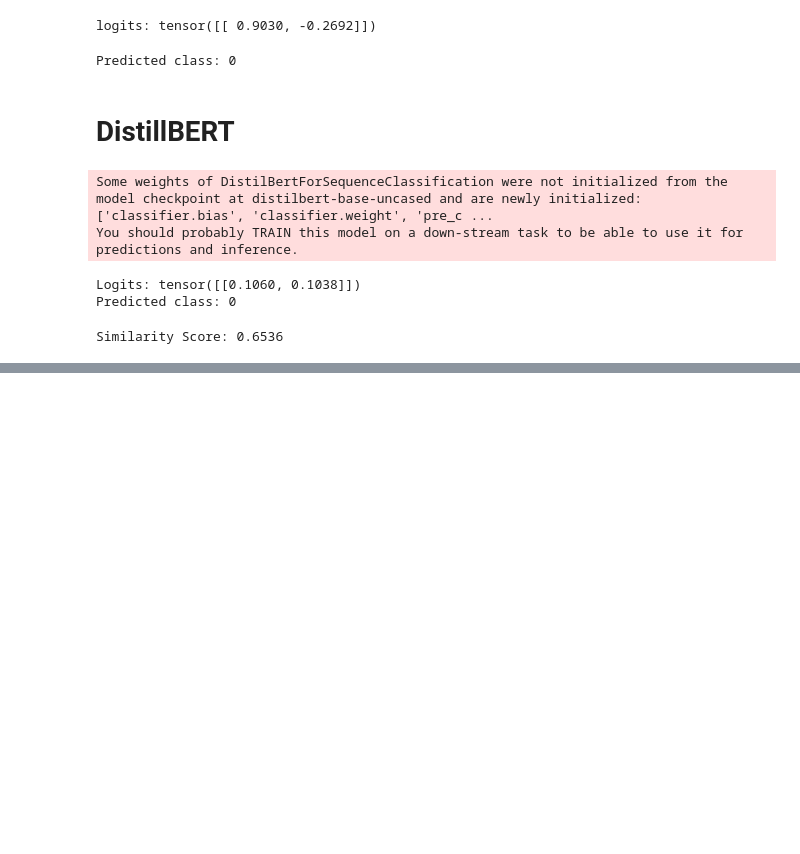
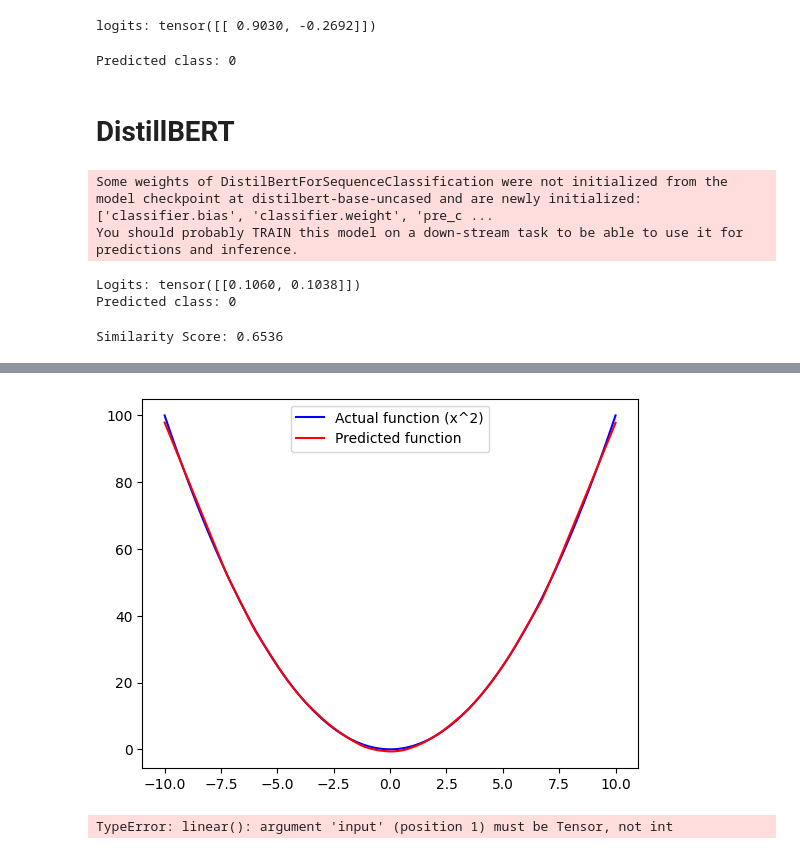
Before and after one commit to ivangolt/pytorch_templates, a Jupyter notebook: pytorch_models_templates/bert.ipynb, the cells around one changed output, grey strips where cells are left out. Saved outputs shown, nothing was run; the diff lists cells and outputs as text; code cells hidden in the pictures; blank space fills up the shorter version.

```diff
--- a/pytorch_models_templates/bert.ipynb
+++ b/pytorch_models_templates/bert.ipynb
@@ -118,3 +118,62 @@ similarity_score = calculate_similarity(resume, vacancy)
 print(f"Similarity Score: {similarity_score:.4f}")
 # %% [output]
 Similarity Score: 0.6536
+# %%
+import matplotlib.pyplot as plt
+import torch
+import torch.nn as nn
+import torch.optim as optim
+
+# Генерация данных
+x_train = torch.linspace(-10, 10, 100).view(-1, 1)
+y_train = x_train**2
+
+
+# Определение двухслойной нейронной сети
+class TwoLayerNet(nn.Module):
+    def __init__(self):
+        super(TwoLayerNet, self).__init__()
+        self.fc1 = nn.Linear(1, 100)  # Первый слой: 1 входное значение -> 10 нейронов
+        self.fc2 = nn.Linear(100, 1)  # Второй слой: 10 нейронов -> 1 выходное значение
+
+    def forward(self, x):
+        x = torch.relu(self.fc1(x))  # Применение ReLU к первому слою
+        x = self.fc2(x)  # Применение второго слоя
+        return x
+
+
+# Создание модели
+model = TwoLayerNet()
+
+# Функция потерь и оптимизатор
+criterion = nn.MSELoss()  # Среднеквадратичная ошибка
+optimizer = optim.Adam(model.parameters(), lr=0.01)
+
+# Тренировка модели
+epochs = 1000
+for epoch in range(epochs):
+    model.train()
+
+    # Прямой проход
+    outputs = model(x_train)
+    loss = criterion(outputs, y_train)
+
+    # Обратный проход и оптимизация
+    optimizer.zero_grad()
+    loss.backward()
+    optimizer.step()
+
+    if (epoch + 1) % 100 == 0:
+        print(f"Epoch [{epoch+1}/{epochs}], Loss: {loss.item():.4f}")
+
+# Тестирование модели
+model.eval()
+with torch.no_grad():
+    predicted = model(x_train)
+
+# Визуализация
+plt.plot(x_train.numpy(), y_train.numpy(), label="Actual function (x^2)", color="blue")
+plt.plot(x_train.numpy(), predicted.numpy(), label="Predicted function", color="red")
+plt.legend()
+plt.show()
+# %% [output]
@@ -120,0 +190,5 @@ Similarity Score: 0.6536
+[figure, added]
+# %%
+model(10)
+# %% [output]
+TypeError: linear(): argument 'input' (position 1) must be Tensor, not int
```
Also changed, not shown: parts of 1 cell of this notebook, 1 other file.
